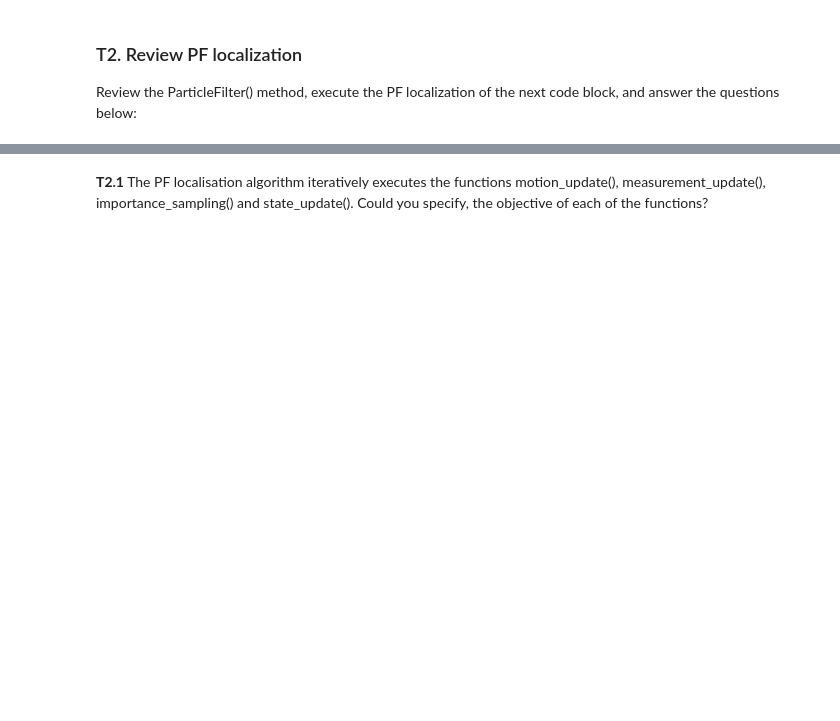
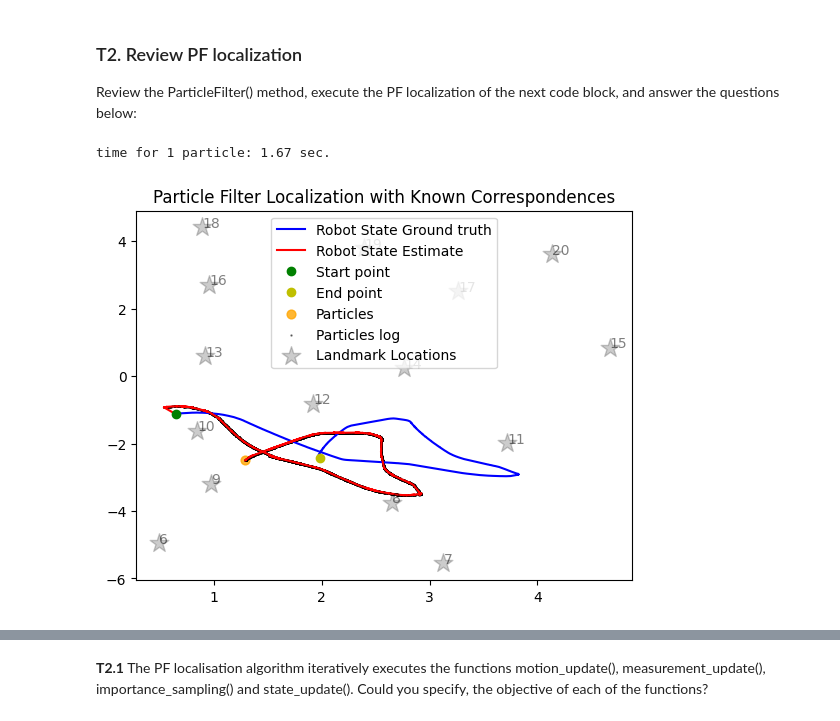
Before and after one commit to raisul-kibria/localization_and_mapping, a Jupyter notebook: notebooks/E1_Localization.ipynb, the cells around one changed output, grey strips where cells are left out. Saved outputs shown, nothing was run; the diff lists cells and outputs as text; code cells hidden in the pictures; blank space fills up the shorter version.

```diff
--- a/notebooks/E1_Localization.ipynb
+++ b/notebooks/E1_Localization.ipynb
@@ -53,5 +58,16 @@ Look at the base class, and how it works
 # %% [markdown]
 ### T2. Review PF localization
 Review the ParticleFilter() method, execute the PF localization of the next code block, and answer the questions below:
+# %%
+# Build Particle Filter object
+num_particles = 1
+motion_noise = np.array([0.1, 0.1, 0.1, 0.2, 0.2]) # Motion model noise [noise_x, noise_y, noise_theta, noise_v, noise_w]
+measurement_noise = np.array([0.1, 0.1]) # Measurement model noise (in meters / rad) [noise_range, noise_bearing]
+start = time.perf_counter()
+pf = ParticleFilter(dataset, robot, end_frame, num_particles, motion_noise, measurement_noise)
+print(f'time for {num_particles} particle: {time.perf_counter() - start:.2f} sec.')
+# %% [output]
+time for 1 particle: 1.67 sec.
+[figure, added]
 # %%
 # Build Particle Filter object
```
Also changed, not shown: parts of 39 cells of this notebook, 2 other files.
